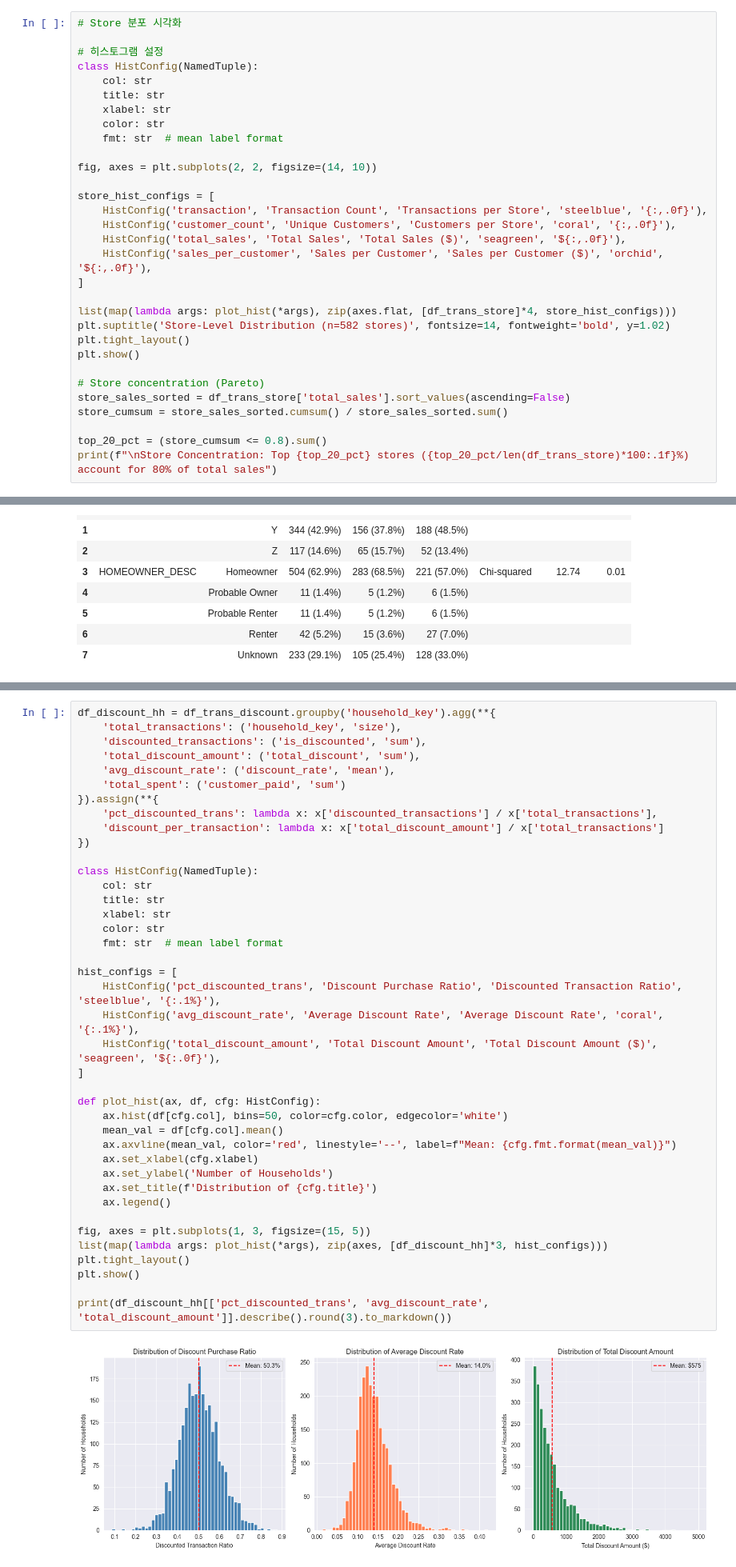
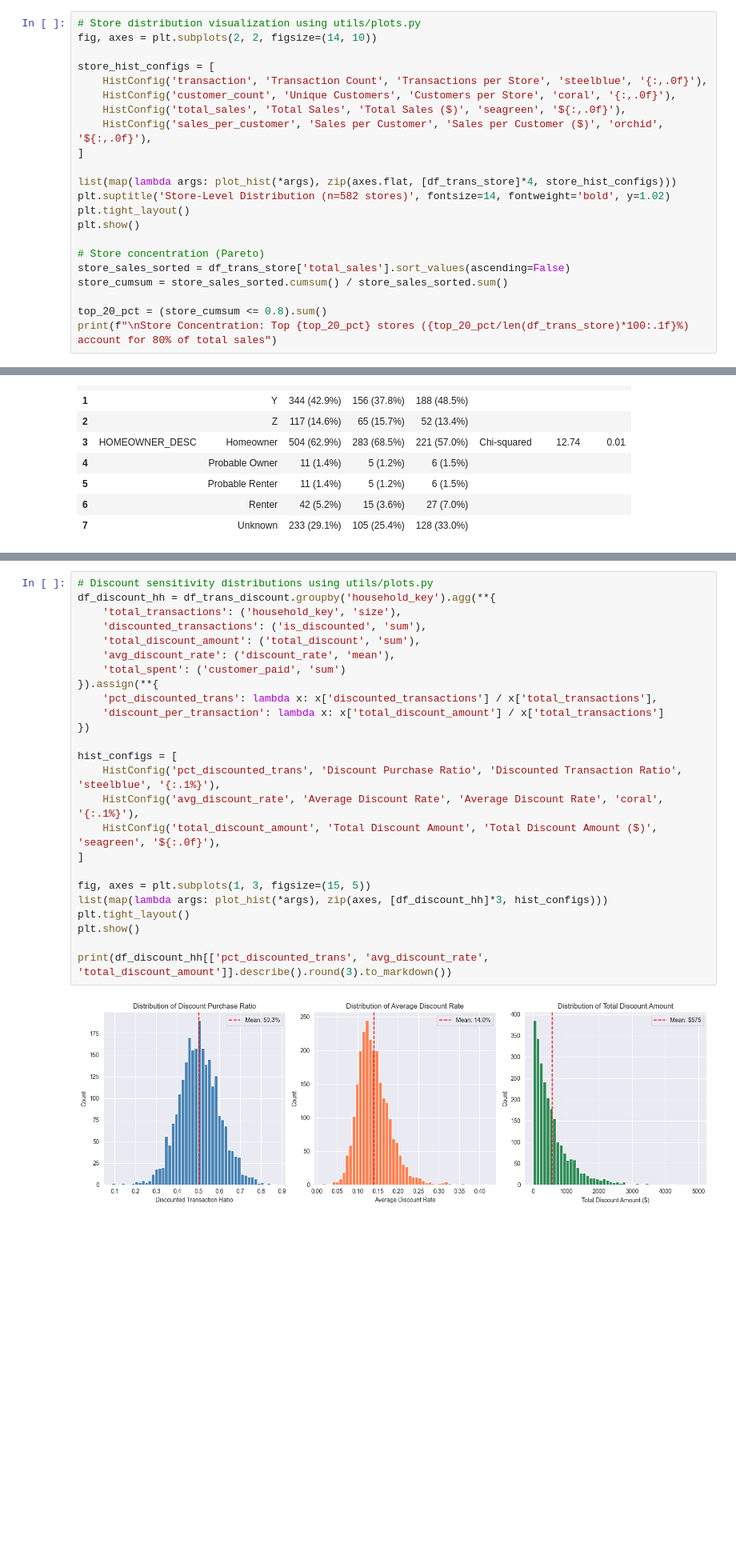
Before and after one commit to tae73/side-projects, a Jupyter notebook: data/dunnhumby/eda/exploration_1.ipynb, the cells around one changed output, grey strips where cells are left out. Shown at 80% size. Cells and saved outputs as stored; diff of their text form; blank space fills up the shorter version.

```diff
--- a/data/dunnhumby/eda/exploration_1.ipynb
+++ b/data/dunnhumby/eda/exploration_1.ipynb
@@ -438,16 +429,7 @@ STORE-LEVEL METRICS (n=582 stores)
 |        292 |         44971 |              194 |        130005 |              670.13  |
 |      31782 |         40688 |              137 |        121726 |              888.511 |
 # %%
-# Store 분포 시각화
-
-# 히스토그램 설정
-class HistConfig(NamedTuple):
-    col: str
-    title: str
-    xlabel: str
-    color: str
-    fmt: str  # mean label format
-
+# Store distribution visualization using utils/plots.py
 fig, axes = plt.subplots(2, 2, figsize=(14, 10))
 
 store_hist_configs = [
@@ -838,45 +917,30 @@ DISCOUNT TYPE DISTRIBUTION
 # %%
+# Discount sensitivity distributions using utils/plots.py
 df_discount_hh = df_trans_discount.groupby('household_key').agg(**{
     'total_transactions': ('household_key', 'size'),
     'discounted_transactions': ('is_discounted', 'sum'),
     'total_discount_amount': ('total_discount', 'sum'),
     'avg_discount_rate': ('discount_rate', 'mean'),
     'total_spent': ('customer_paid', 'sum')
 }).assign(**{
     'pct_discounted_trans': lambda x: x['discounted_transactions'] / x['total_transactions'],
     'discount_per_transaction': lambda x: x['total_discount_amount'] / x['total_transactions']
 })
 
-class HistConfig(NamedTuple):
-    col: str
-    title: str
-    xlabel: str
-    color: str
-    fmt: str  # mean label format
-
 hist_configs = [
     HistConfig('pct_discounted_trans', 'Discount Purchase Ratio', 'Discounted Transaction Ratio', 'steelblue', '{:.1%}'),
     HistConfig('avg_discount_rate', 'Average Discount Rate', 'Average Discount Rate', 'coral', '{:.1%}'),
     HistConfig('total_discount_amount', 'Total Discount Amount', 'Total Discount Amount ($)', 'seagreen', '${:.0f}'),
 ]
-
-def plot_hist(ax, df, cfg: HistConfig):
-    ax.hist(df[cfg.col], bins=50, color=cfg.color, edgecolor='white')
-    mean_val = df[cfg.col].mean()
-    ax.axvline(mean_val, color='red', linestyle='--', label=f"Mean: {cfg.fmt.format(mean_val)}")
-    ax.set_xlabel(cfg.xlabel)
-    ax.set_ylabel('Number of Households')
-    ax.set_title(f'Distribution of {cfg.title}')
-    ax.legend()
 
 fig, axes = plt.subplots(1, 3, figsize=(15, 5))
 list(map(lambda args: plot_hist(*args), zip(axes, [df_discount_hh]*3, hist_configs)))
 plt.tight_layout()
 plt.show()
 
 print(df_discount_hh[['pct_discounted_trans', 'avg_discount_rate', 'total_discount_amount']].describe().round(3).to_markdown())
 # %% [output]
-[figure, old version]
+[figure, new version]
 |       |   pct_discounted_trans |   avg_discount_rate |   total_discount_amount |
 |:------|-----------------------:|--------------------:|------------------------:|
 | count |               2500     |            2500     |                2500     |
```
Also changed, not shown: parts of 40 cells of this notebook.
